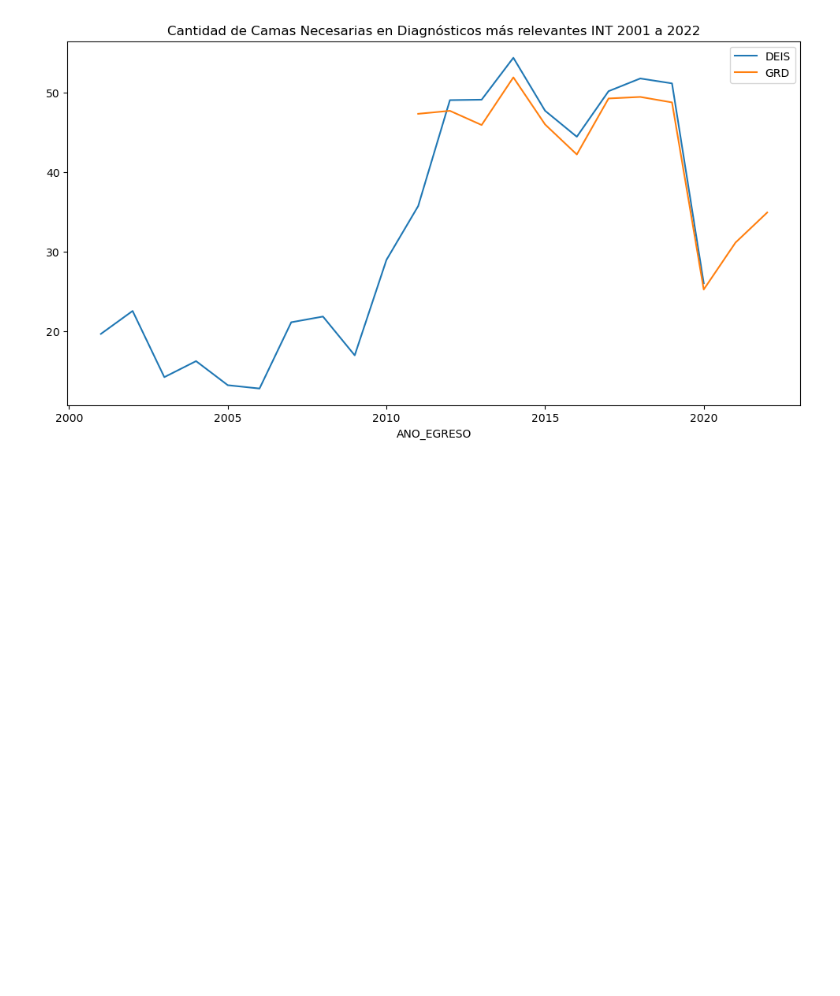
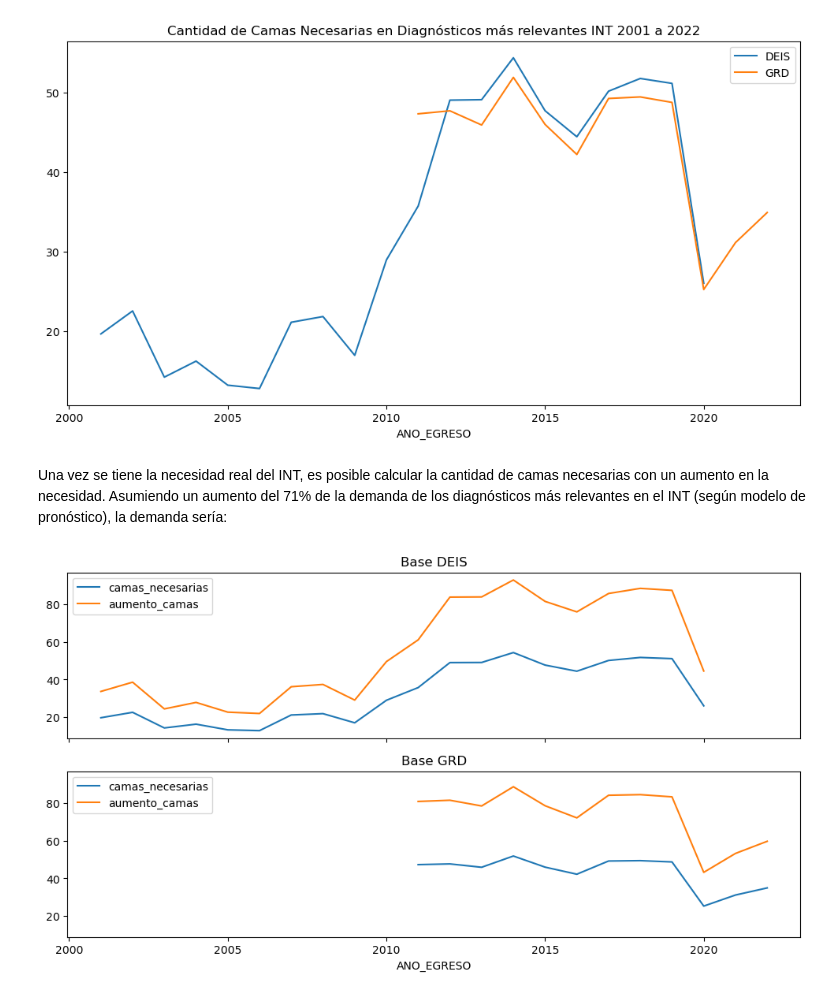
Before and after one commit to JavierRojas14/proyeccion-int, a Jupyter notebook: notebooks/5.0-jrb-estimation-of-supplies.ipynb, the cells around one changed output. Cells and saved outputs as stored; diff of their text form; code cells hidden in the pictures; blank space fills up the shorter version.

Commit message:
Muestra tabla de aumento de camas

```diff
--- a/notebooks/5.0-jrb-estimation-of-supplies.ipynb
+++ b/notebooks/5.0-jrb-estimation-of-supplies.ipynb
@@ -123,3 +123,24 @@ plt.title("Cantidad de Camas Necesarias en Diagnósticos más relevantes INT 200
 plt.show()
 # %% [output]
 [figure]
+# %% [markdown]
+Una vez se tiene la necesidad real del INT, es posible calcular la cantidad de camas necesarias con
+un aumento en la necesidad. Asumiendo un aumento del 71% de la demanda de los diagnósticos más relevantes en el INT (según modelo de pronóstico), la demanda sería:
+# %%
+AUMENTO_DEMANDA = 1.71
+# %%
+cantidad_camas_deis = cantidad_camas_deis.to_frame()
+cantidad_camas_deis["aumento_camas"] = cantidad_camas_deis["camas_necesarias"] * AUMENTO_DEMANDA
+
+cantidad_camas_grd = cantidad_camas_grd.to_frame()
+cantidad_camas_grd["aumento_camas"] = cantidad_camas_grd["camas_necesarias"] * AUMENTO_DEMANDA
+# %%
+fig, axis = plt.subplots(2, 1, sharey=True, sharex=True)
+cantidad_camas_deis.plot(ax=axis[0])
+cantidad_camas_grd.plot(ax=axis[1])
+
+axis[0].title.set_text("Base DEIS")
+axis[1].title.set_text("Base GRD")
+plt.show()
+# %% [output]
+[figure, added]
```
Also changed, not shown: parts of 2 cells of this notebook.
